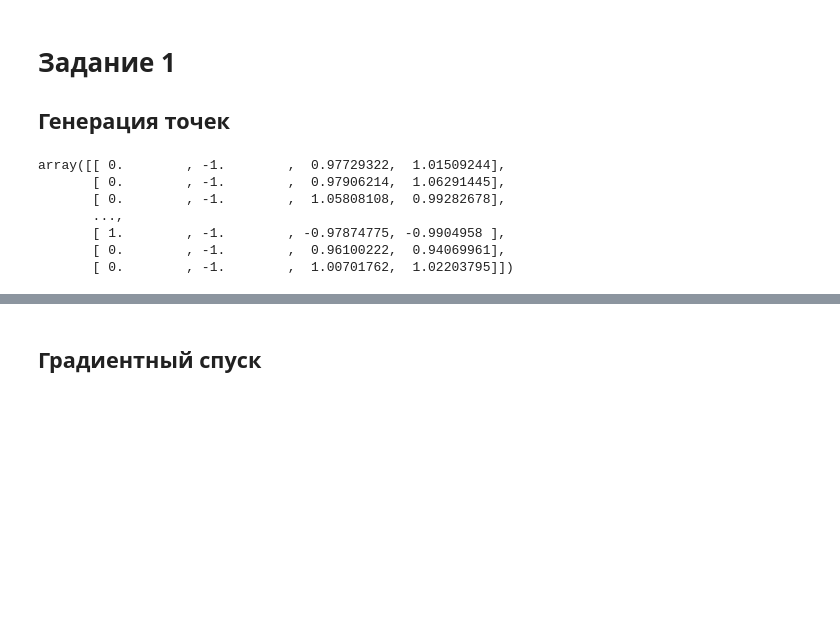
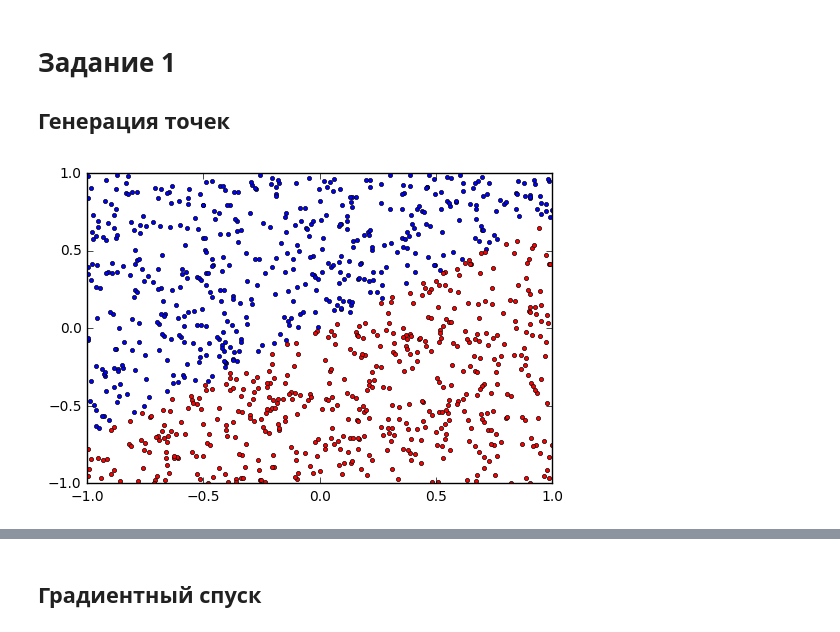
Before and after one commit to egiby/optimizations, a Jupyter notebook: Practice.ipynb, the cells around one changed output, grey strips where cells are left out. Drawn from its saved outputs; the diff is of its cells as text; code cells hidden in the pictures; blank space fills up the shorter version.

```diff
--- a/Practice.ipynb
+++ b/Practice.ipynb
@@ -34,16 +65,10 @@ def print_sample_2(sample):
-# %%
-get_sample()
-# %% [output]
-array([[ 0.        , -1.        ,  0.97729322,  1.01509244],
-       [ 0.        , -1.        ,  0.97906214,  1.06291445],
-       [ 0.        , -1.        ,  1.05808108,  0.99282678],
-       ...,
-       [ 1.        , -1.        , -0.97874775, -0.9904958 ],
-       [ 0.        , -1.        ,  0.96100222,  0.94069961],
-       [ 0.        , -1.        ,  1.00701762,  1.02203795]])
 # %%
 separable_sample = get_sample(size=1000, is_separable=True)
 nseparable_sample = get_sample(size=1000, is_separable=False)
+# %%
+print_sample_2(get_uniform_sample(is_separable=G))
+# %% [output]
+[figure, added]
 # %%
 plt.figure(figsize=(11, 5))
 
```
Also changed, not shown: parts of 4 cells of this notebook.
